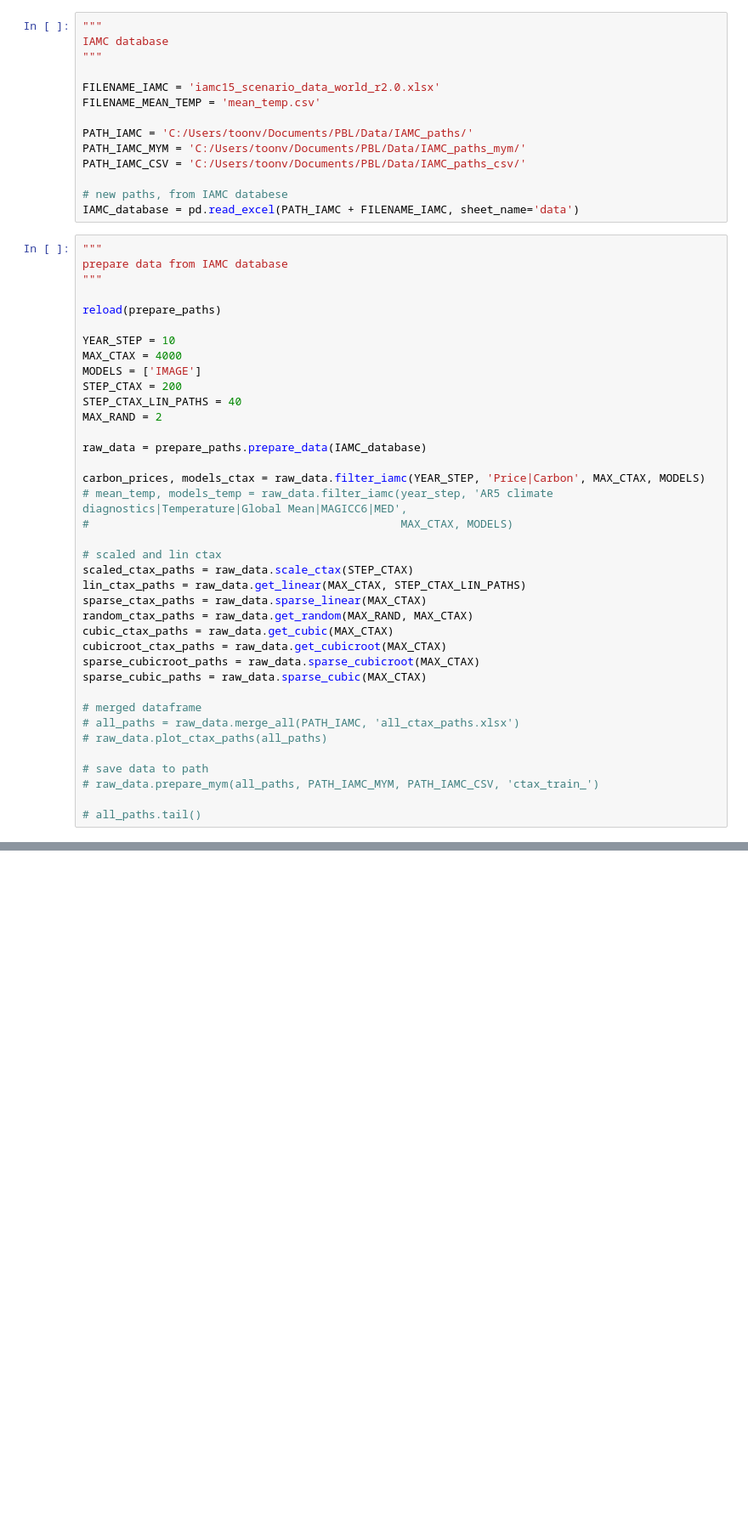
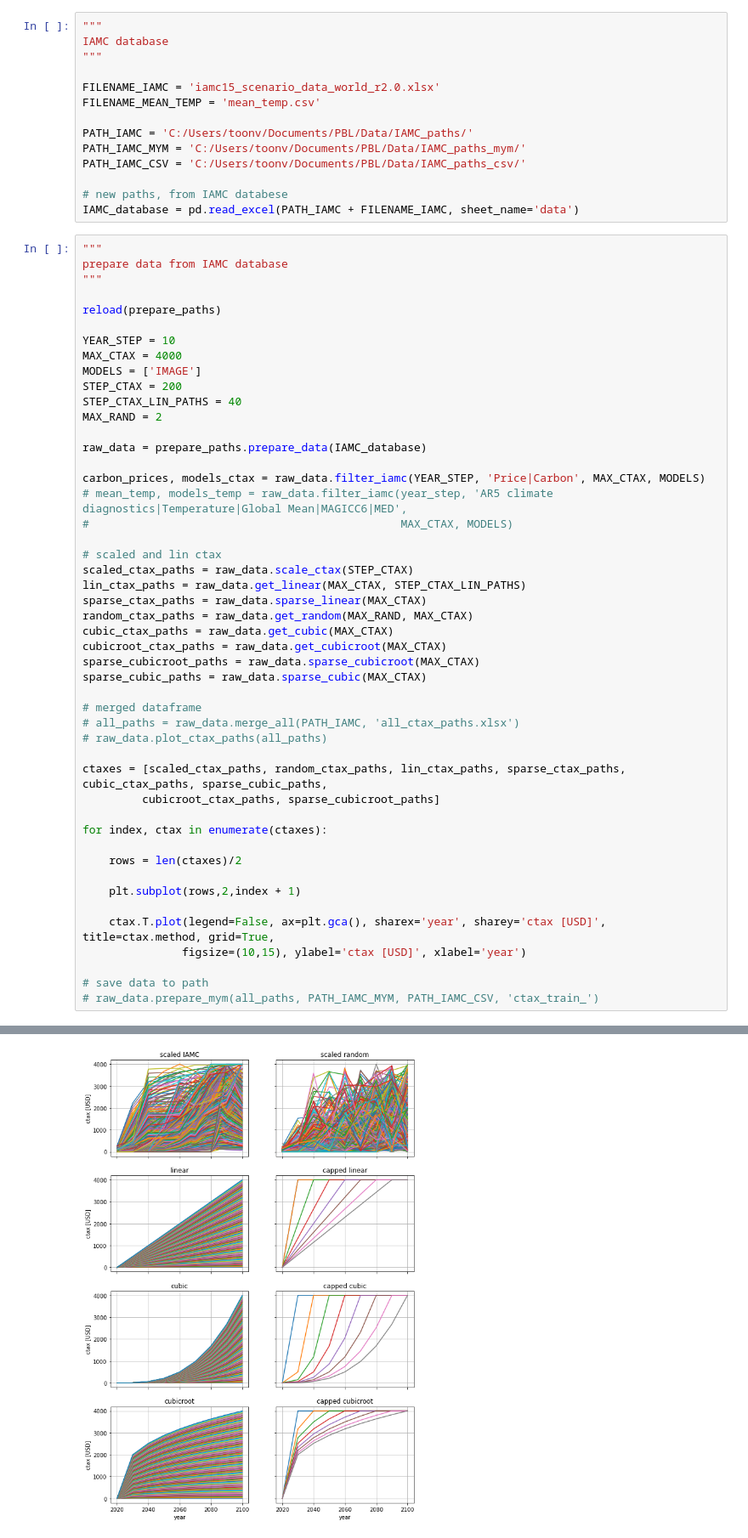
Before and after one commit to TVHTE/PBL_Code, a Jupyter notebook: Emulator/ctax_paths.ipynb, the cells around one changed output, grey strips where cells are left out. Shown: that part at 85% size. Drawn from its saved outputs; the diff is of its cells as text; blank space fills up the shorter version.

```diff
--- a/Emulator/ctax_paths.ipynb
+++ b/Emulator/ctax_paths.ipynb
@@ -78,35 +78,46 @@ sparse_ctax_paths = raw_data.sparse_linear(MAX_CTAX)
 random_ctax_paths = raw_data.get_random(MAX_RAND, MAX_CTAX)
 cubic_ctax_paths = raw_data.get_cubic(MAX_CTAX)
 cubicroot_ctax_paths = raw_data.get_cubicroot(MAX_CTAX)
 sparse_cubicroot_paths = raw_data.sparse_cubicroot(MAX_CTAX)
 sparse_cubic_paths = raw_data.sparse_cubic(MAX_CTAX)
 
 # merged dataframe
 # all_paths = raw_data.merge_all(PATH_IAMC, 'all_ctax_paths.xlsx')
 # raw_data.plot_ctax_paths(all_paths)
 
+ctaxes = [scaled_ctax_paths, random_ctax_paths, lin_ctax_paths, sparse_ctax_paths, cubic_ctax_paths, sparse_cubic_paths,
+         cubicroot_ctax_paths, sparse_cubicroot_paths]
+
+for index, ctax in enumerate(ctaxes):
+
+    rows = len(ctaxes)/2
+
+    plt.subplot(rows,2,index + 1)
+
+    ctax.T.plot(legend=False, ax=plt.gca(), sharex='year', sharey='ctax [USD]', title=ctax.method, grid=True,
+               figsize=(10,15), ylabel='ctax [USD]', xlabel='year')
+
 # save data to path
 # raw_data.prepare_mym(all_paths, PATH_IAMC_MYM, PATH_IAMC_CSV, 'ctax_train_')
-
-# all_paths.tail()
 # %% [output]
 A value is trying to be set on a copy of a slice from a DataFrame
 
 See the caveats in the documentation: https://pandas.pydata.org/pandas-docs/stable/user_guide/indexing.html#returning-a-view-versus-a-copy
   errors=errors,
 A value is trying to be set on a copy of a slice from a DataFrame
 
 See the caveats in the documentation: https://pandas.pydata.org/pandas-docs/stable/user_guide/indexing.html#returning-a-view-versus-a-copy
   errors=errors,
 A value is trying to be set on a copy of a slice from a DataFrame
 
 See the caveats in the documentation: https://pandas.pydata.org/pandas-docs/stable/user_guide/indexing.html#returning-a-view-versus-a-copy
   errors=errors,
 ... (20 lines left out)
 A value is trying to be set on a copy of a slice from a DataFrame
 
 See the caveats in the documentation: https://pandas.pydata.org/pandas-docs/stable/user_guide/indexing.html#returning-a-view-versus-a-copy
   errors=errors,
+[figure, added]
 # %%
 """
 Dataframe for costs experiment
```
Also changed, not shown: 5 other files.
